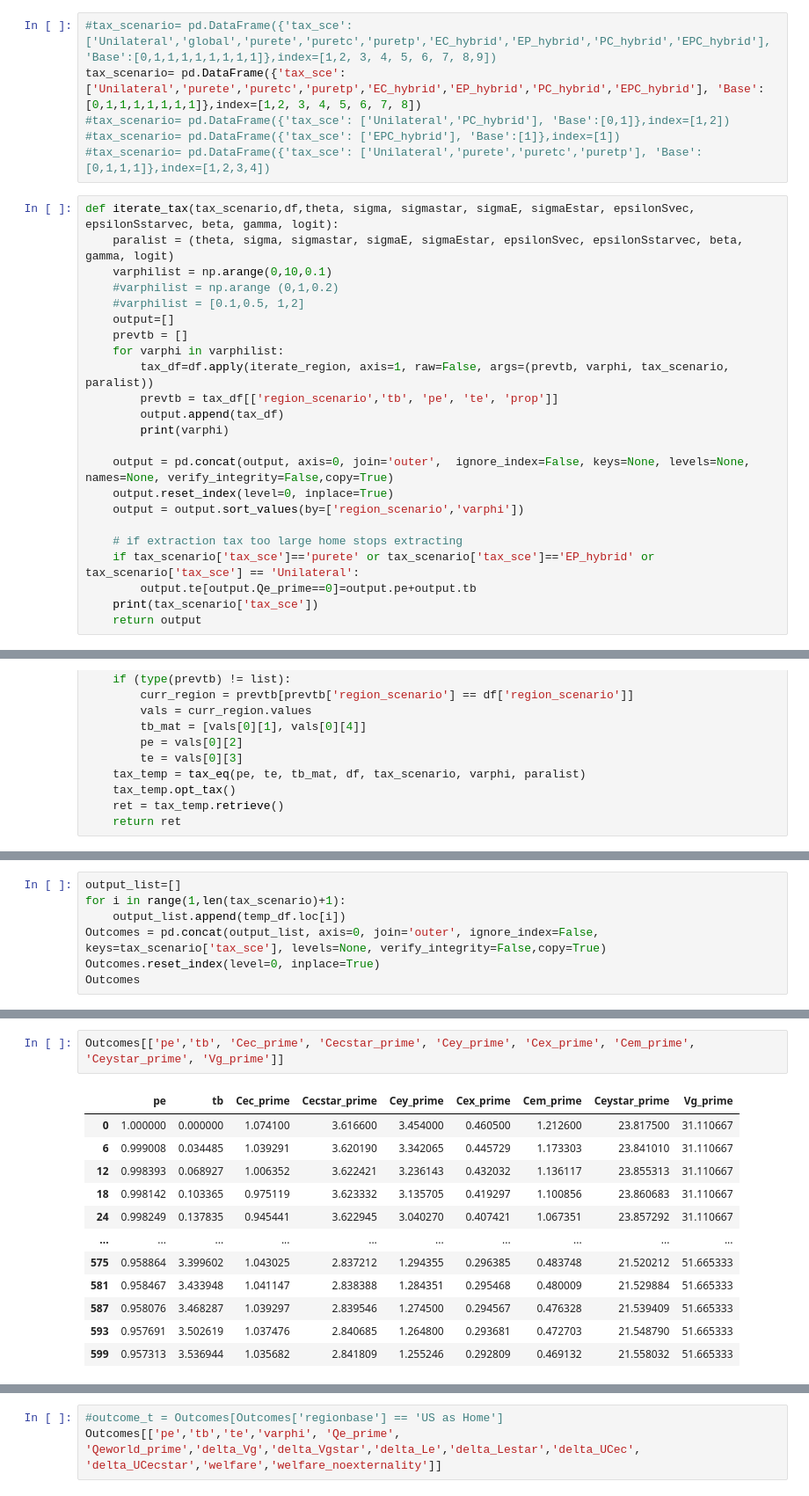
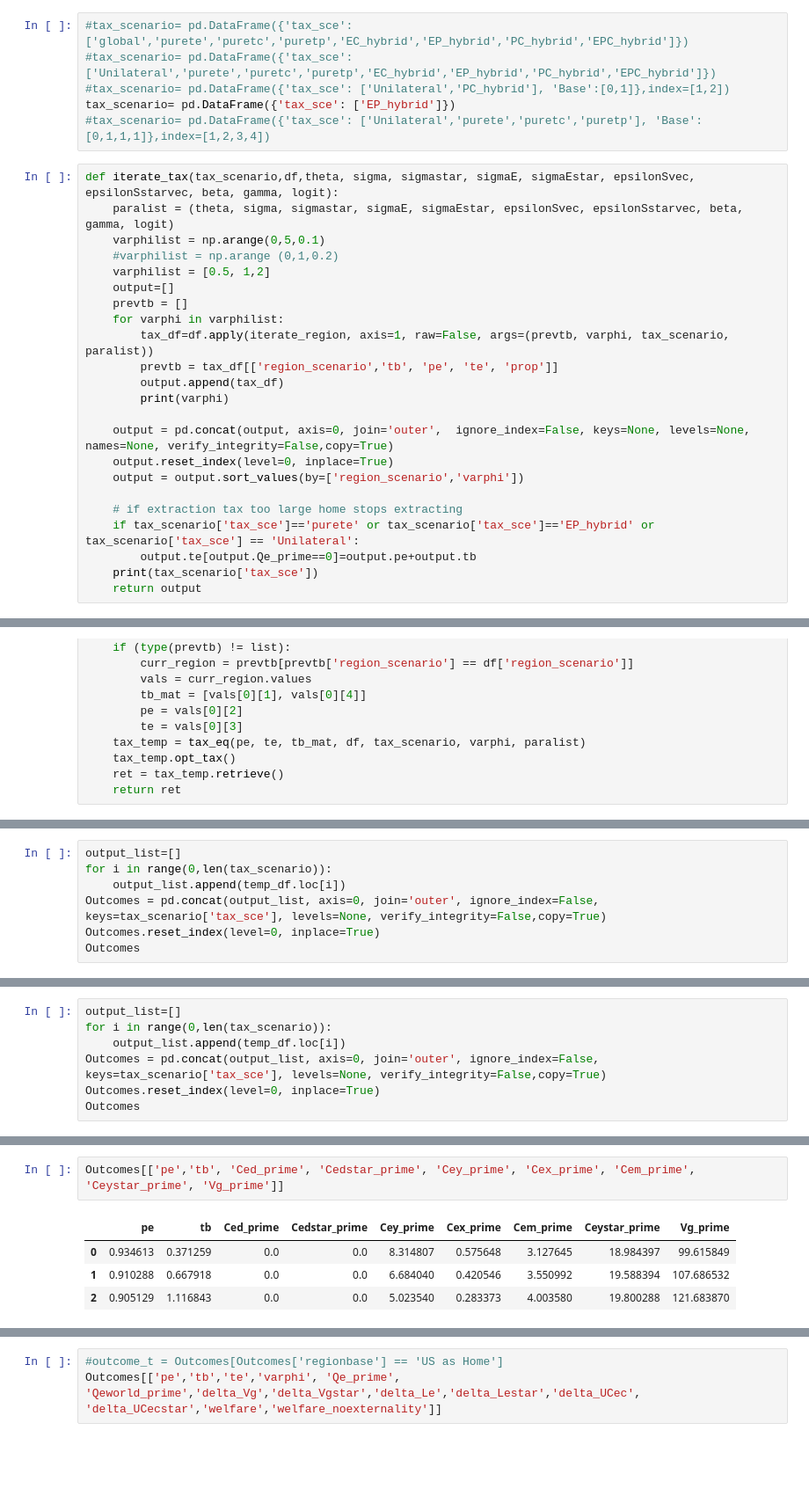
Before and after one commit to VoliCrank/Optimal-Unilateral-Carbon-Policy, a Jupyter notebook: simulation_results/codes/direct_energy_consumption/ces_direct_energy.ipynb, the cells around one changed output, grey strips where cells are left out. Shown at 88% size. Drawn from its saved outputs; the diff is of its cells as text; blank space fills up the shorter version.

```diff
--- a/simulation_results/codes/direct_energy_consumption/ces_direct_energy.ipynb
+++ b/simulation_results/codes/direct_energy_consumption/ces_direct_energy.ipynb
@@ -76,15 +73,15 @@ df
 # %%
-#tax_scenario= pd.DataFrame({'tax_sce': ['Unilateral','global','purete','puretc','puretp','EC_hybrid','EP_hybrid','PC_hybrid','EPC_hybrid'], 'Base':[0,1,1,1,1,1,1,1,1]},index=[1,2, 3, 4, 5, 6, 7, 8,9])
-tax_scenario= pd.DataFrame({'tax_sce': ['Unilateral','purete','puretc','puretp','EC_hybrid','EP_hybrid','PC_hybrid','EPC_hybrid'], 'Base':[0,1,1,1,1,1,1,1]},index=[1,2, 3, 4, 5, 6, 7, 8])
+#tax_scenario= pd.DataFrame({'tax_sce': ['global','purete','puretc','puretp','EC_hybrid','EP_hybrid','PC_hybrid','EPC_hybrid']})
+#tax_scenario= pd.DataFrame({'tax_sce': ['Unilateral','purete','puretc','puretp','EC_hybrid','EP_hybrid','PC_hybrid','EPC_hybrid']})
 #tax_scenario= pd.DataFrame({'tax_sce': ['Unilateral','PC_hybrid'], 'Base':[0,1]},index=[1,2])
-#tax_scenario= pd.DataFrame({'tax_sce': ['EPC_hybrid'], 'Base':[1]},index=[1])
+tax_scenario= pd.DataFrame({'tax_sce': ['EP_hybrid']})
 #tax_scenario= pd.DataFrame({'tax_sce': ['Unilateral','purete','puretc','puretp'], 'Base':[0,1,1,1]},index=[1,2,3,4])
 # %%
 def iterate_tax(tax_scenario,df,theta, sigma, sigmastar, sigmaE, sigmaEstar, epsilonSvec, epsilonSstarvec, beta, gamma, logit):
     paralist = (theta, sigma, sigmastar, sigmaE, sigmaEstar, epsilonSvec, epsilonSstarvec, beta, gamma, logit)
-    varphilist = np.arange(0,10,0.1)
+    varphilist = np.arange(0,5,0.1)
     #varphilist = np.arange (0,1,0.2)
-    #varphilist = [0.1,0.5, 1,2]
+    varphilist = [0.5, 1,2]
     output=[]
     prevtb = []
     for varphi in varphilist:
@@ -142,0 +127,7 @@ EPC_hybrid
+# %%
+output_list=[]
+for i in range(0,len(tax_scenario)):
+    output_list.append(temp_df.loc[i])
+Outcomes = pd.concat(output_list, axis=0, join='outer', ignore_index=False, keys=tax_scenario['tax_sce'], levels=None, verify_integrity=False,copy=True)
+Outcomes.reset_index(level=0, inplace=True)
+Outcomes
@@ -143,6 +140,6 @@ EPC_hybrid
 # %%
 output_list=[]
-for i in range(1,len(tax_scenario)+1):
+for i in range(0,len(tax_scenario)):
     output_list.append(temp_df.loc[i])
 Outcomes = pd.concat(output_list, axis=0, join='outer', ignore_index=False, keys=tax_scenario['tax_sce'], levels=None, verify_integrity=False,copy=True)
 Outcomes.reset_index(level=0, inplace=True)
@@ -164,15 +154,7 @@ Outcomes
 # %%
-Outcomes[['pe','tb', 'Cec_prime', 'Cecstar_prime', 'Cey_prime', 'Cex_prime', 'Cem_prime', 'Ceystar_prime', 'Vg_prime']]
+Outcomes[['pe','tb', 'Ced_prime', 'Cedstar_prime', 'Cey_prime', 'Cex_prime', 'Cem_prime', 'Ceystar_prime', 'Vg_prime']]
 # %% [output]
-|  | pe | tb | Cec_prime | Cecstar_prime | Cey_prime | Cex_prime | Cem_prime | Ceystar_prime | Vg_prime |
-| 0 | 1.000000 | 0.000000 | 1.074100 | 3.616600 | 3.454000 | 0.460500 | 1.212600 | 23.817500 | 31.110667 |
-| 6 | 0.999008 | 0.034485 | 1.039291 | 3.620190 | 3.342065 | 0.445729 | 1.173303 | 23.841010 | 31.110667 |
-| 12 | 0.998393 | 0.068927 | 1.006352 | 3.622421 | 3.236143 | 0.432032 | 1.136117 | 23.855313 | 31.110667 |
-| 18 | 0.998142 | 0.103365 | 0.975119 | 3.623332 | 3.135705 | 0.419297 | 1.100856 | 23.860683 | 31.110667 |
-| 24 | 0.998249 | 0.137835 | 0.945441 | 3.622945 | 3.040270 | 0.407421 | 1.067351 | 23.857292 | 31.110667 |
-| ... | ... | ... | ... | ... | ... | ... | ... | ... | ... |
-| 575 | 0.958864 | 3.399602 | 1.043025 | 2.837212 | 1.294355 | 0.296385 | 0.483748 | 21.520212 | 51.665333 |
-| 581 | 0.958467 | 3.433948 | 1.041147 | 2.838388 | 1.284351 | 0.295468 | 0.480009 | 21.529884 | 51.665333 |
-| 587 | 0.958076 | 3.468287 | 1.039297 | 2.839546 | 1.274500 | 0.294567 | 0.476328 | 21.539409 | 51.665333 |
-| 593 | 0.957691 | 3.502619 | 1.037476 | 2.840685 | 1.264800 | 0.293681 | 0.472703 | 21.548790 | 51.665333 |
-| 599 | 0.957313 | 3.536944 | 1.035682 | 2.841809 | 1.255246 | 0.292809 | 0.469132 | 21.558032 | 51.665333 |
+|  | pe | tb | Ced_prime | Cedstar_prime | Cey_prime | Cex_prime | Cem_prime | Ceystar_prime | Vg_prime |
+| 0 | 0.934613 | 0.371259 | 0.0 | 0.0 | 8.314807 | 0.575648 | 3.127645 | 18.984397 | 99.615849 |
+| 1 | 0.910288 | 0.667918 | 0.0 | 0.0 | 6.684040 | 0.420546 | 3.550992 | 19.588394 | 107.686532 |
+| 2 | 0.905129 | 1.116843 | 0.0 | 0.0 | 5.023540 | 0.283373 | 4.003580 | 19.800288 | 121.683870 |
```
Also changed, not shown: parts of 7 cells of this notebook, 24 other files.
